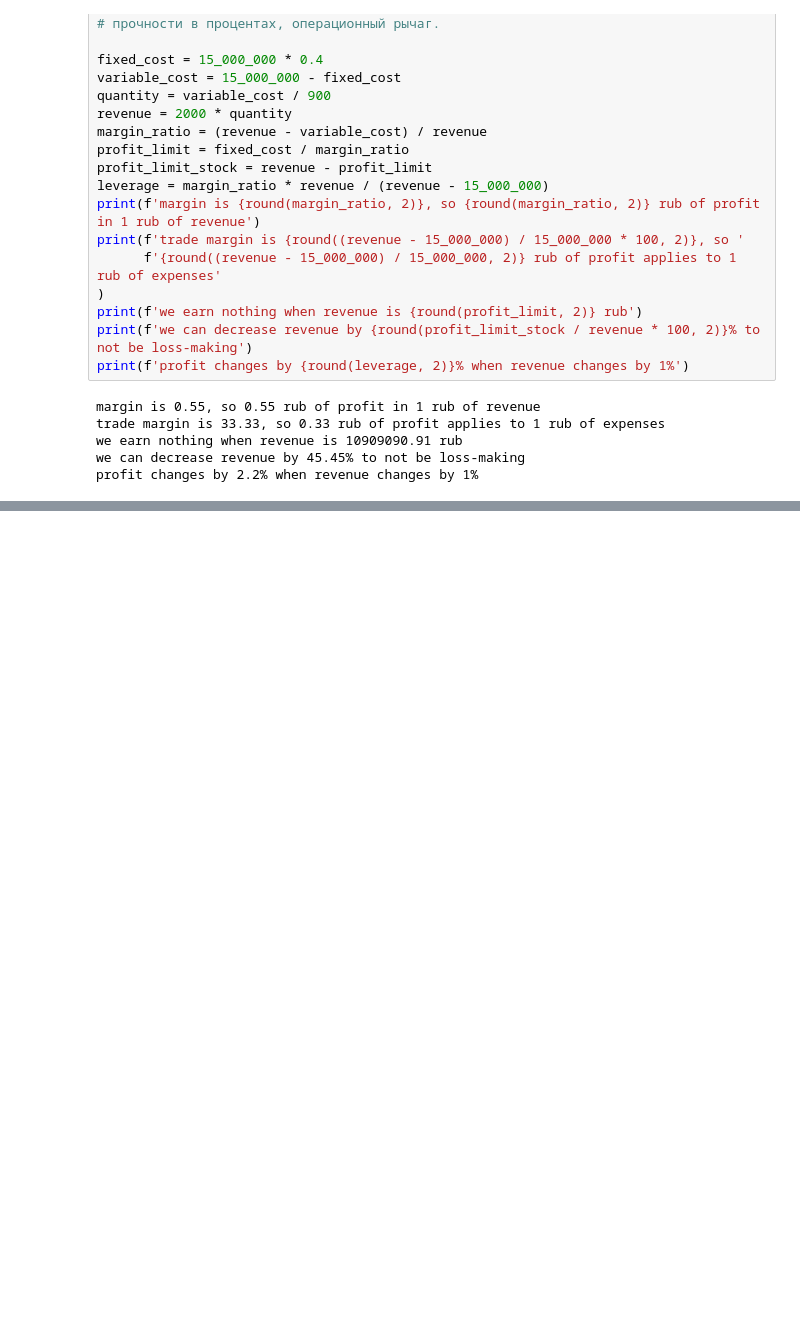
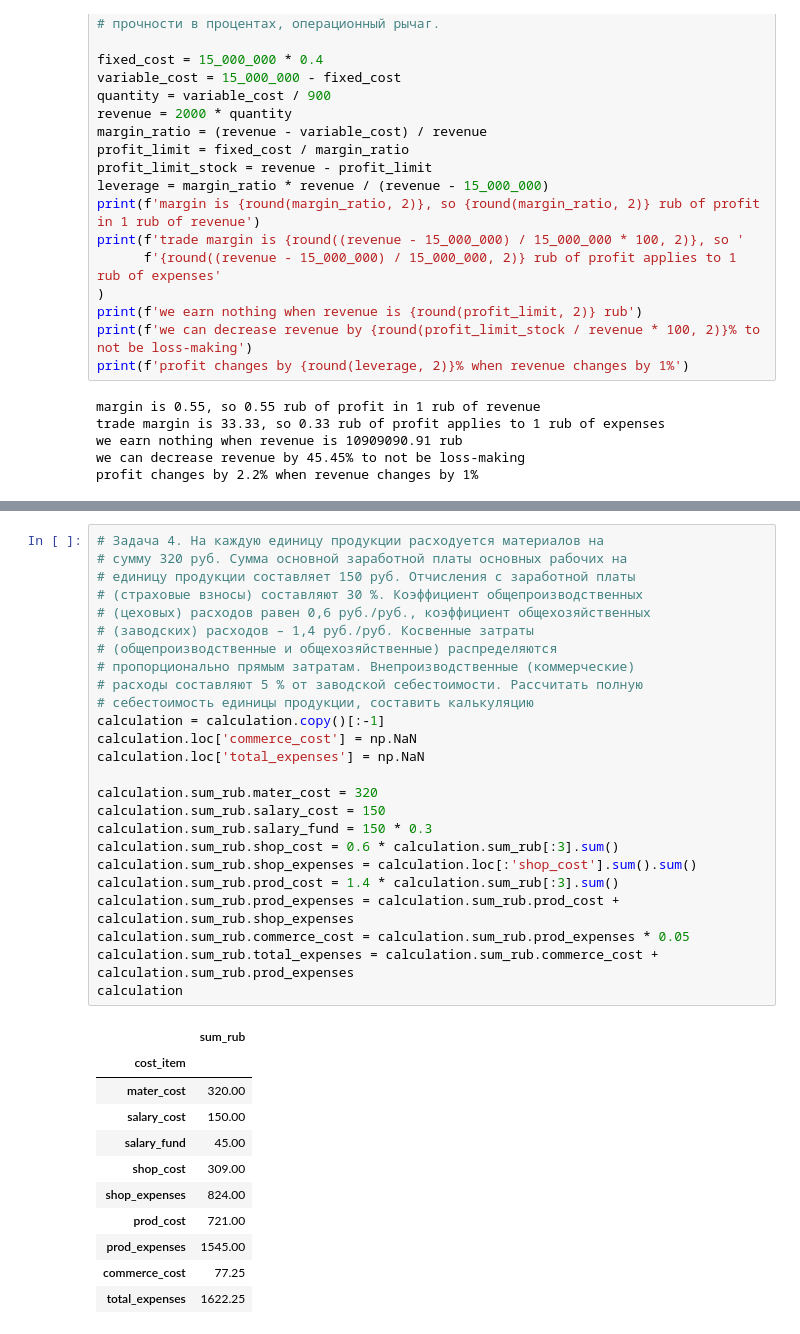
Before and after one commit to luculliano/stat_projects, a Jupyter notebook: economics_of_organization/exam_preparation/expenses.ipynb, the cells around one changed output, grey strips where cells are left out. Cells and saved outputs as stored; diff of their text form; blank space fills up the shorter version.

```diff
--- a/economics_of_organization/exam_preparation/expenses.ipynb
+++ b/economics_of_organization/exam_preparation/expenses.ipynb
@@ -110,0 +249,37 @@ profit changes by 2.2% when revenue changes by 1%
+# %%
+# Задача 4. На каждую единицу продукции расходуется материалов на
+# сумму 320 руб. Сумма основной заработной платы основных рабочих на
+# единицу продукции составляет 150 руб. Отчисления с заработной платы
+# (страховые взносы) составляют 30 %. Коэффициент общепроизводственных
+# (цеховых) расходов равен 0,6 руб./руб., коэффициент общехозяйственных
+# (заводских) расходов – 1,4 руб./руб. Косвенные затраты
+# (общепроизводственные и общехозяйственные) распределяются
+# пропорционально прямым затратам. Внепроизводственные (коммерческие)
+# расходы составляют 5 % от заводской себестоимости. Рассчитать полную
+# себестоимость единицы продукции, составить калькуляцию
+calculation = calculation.copy()[:-1]
+calculation.loc['commerce_cost'] = np.NaN
+calculation.loc['total_expenses'] = np.NaN
+
+calculation.sum_rub.mater_cost = 320
+calculation.sum_rub.salary_cost = 150
+calculation.sum_rub.salary_fund = 150 * 0.3
+calculation.sum_rub.shop_cost = 0.6 * calculation.sum_rub[:3].sum()
+calculation.sum_rub.shop_expenses = calculation.loc[:'shop_cost'].sum().sum()
+calculation.sum_rub.prod_cost = 1.4 * calculation.sum_rub[:3].sum()
+calculation.sum_rub.prod_expenses = calculation.sum_rub.prod_cost + calculation.sum_rub.shop_expenses
+calculation.sum_rub.commerce_cost = calculation.sum_rub.prod_expenses * 0.05
+calculation.sum_rub.total_expenses = calculation.sum_rub.commerce_cost + calculation.sum_rub.prod_expenses
+calculation
+# %% [output]
+|  | sum_rub |
+| cost_item |  |
+| mater_cost | 320.00 |
+| salary_cost | 150.00 |
+| salary_fund | 45.00 |
+| shop_cost | 309.00 |
+| shop_expenses | 824.00 |
+| prod_cost | 721.00 |
+| prod_expenses | 1545.00 |
+| commerce_cost | 77.25 |
+| total_expenses | 1622.25 |
```
Also changed, not shown: parts of 17 cells of this notebook.
